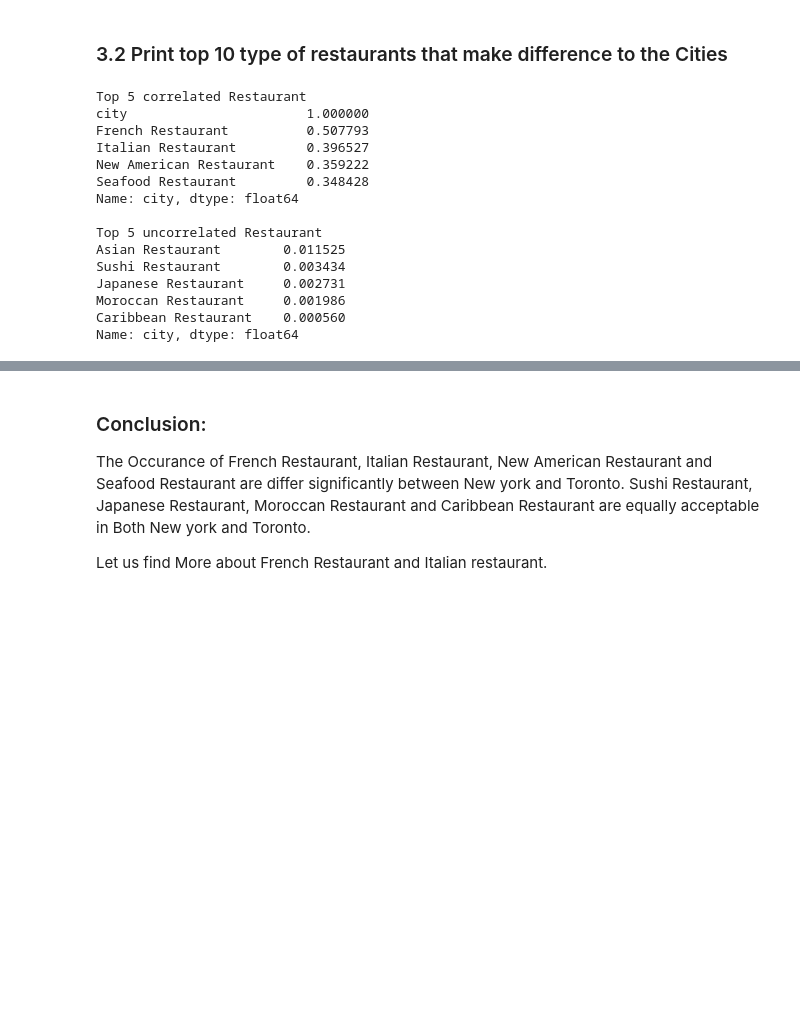
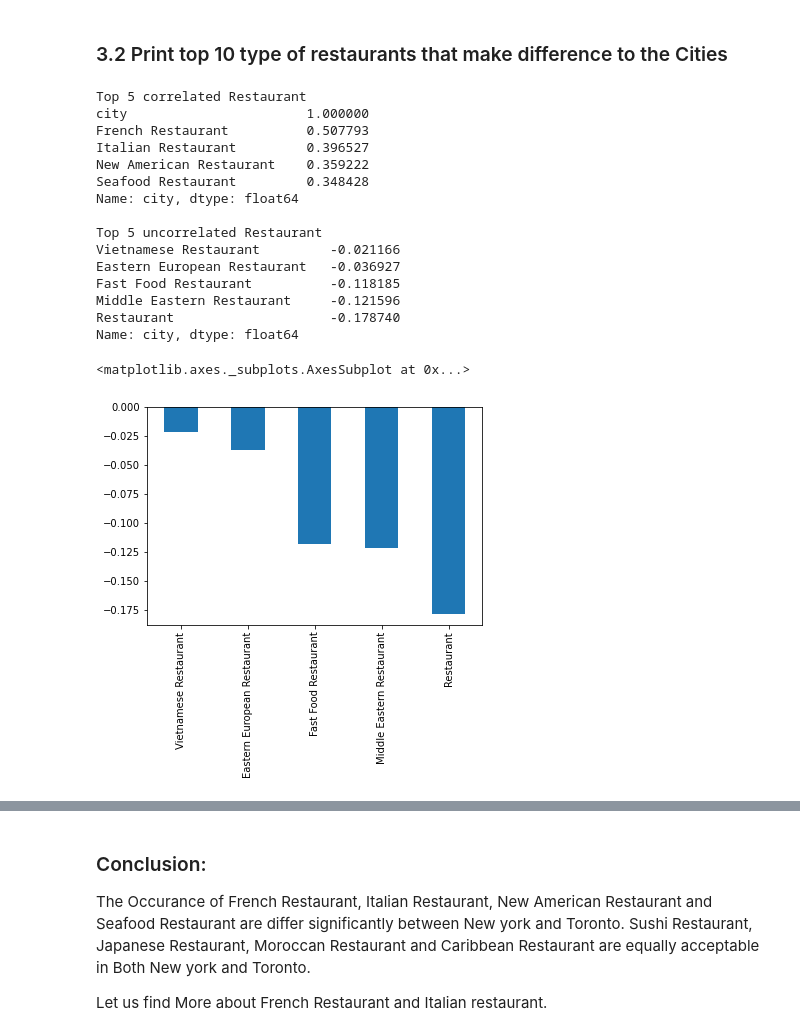
Before and after one commit to qwzx0001/capstone, a Jupyter notebook: Week 5 Assignment.ipynb, the cells around one changed output, grey strips where cells are left out. Cells and saved outputs as stored; diff of their text form; code cells hidden in the pictures; blank space fills up the shorter version.

```diff
--- a/Week 5 Assignment.ipynb
+++ b/Week 5 Assignment.ipynb
@@ -376,24 +376,27 @@ plt.show()
 # %% [markdown]
 ### 3.2 Print top 10 type of restaurants that make difference to the Cities
 # %%
-target = abs(cor['city']).sort_values(ascending=False)
+target = (cor['city']).sort_values(ascending=False)
 print('Top 5 correlated Restaurant')
 print(target[:5])
 print('\nTop 5 uncorrelated Restaurant')
 print(target[-5:])
+target[-5:].plot(kind='bar')
 # %% [output]
 Top 5 correlated Restaurant
 city                       1.000000
 French Restaurant          0.507793
 Italian Restaurant         0.396527
 New American Restaurant    0.359222
 Seafood Restaurant         0.348428
 Name: city, dtype: float64
 
 Top 5 uncorrelated Restaurant
-Asian Restaurant        0.011525
-Sushi Restaurant        0.003434
-Japanese Restaurant     0.002731
-Moroccan Restaurant     0.001986
-Caribbean Restaurant    0.000560
+Vietnamese Restaurant         -0.021166
+Eastern European Restaurant   -0.036927
+Fast Food Restaurant          -0.118185
+Middle Eastern Restaurant     -0.121596
+Restaurant                    -0.178740
 Name: city, dtype: float64
+<matplotlib.axes._subplots.AxesSubplot at 0x...>
+[figure, added]
```
Also changed, not shown: parts of 4 cells of this notebook.
